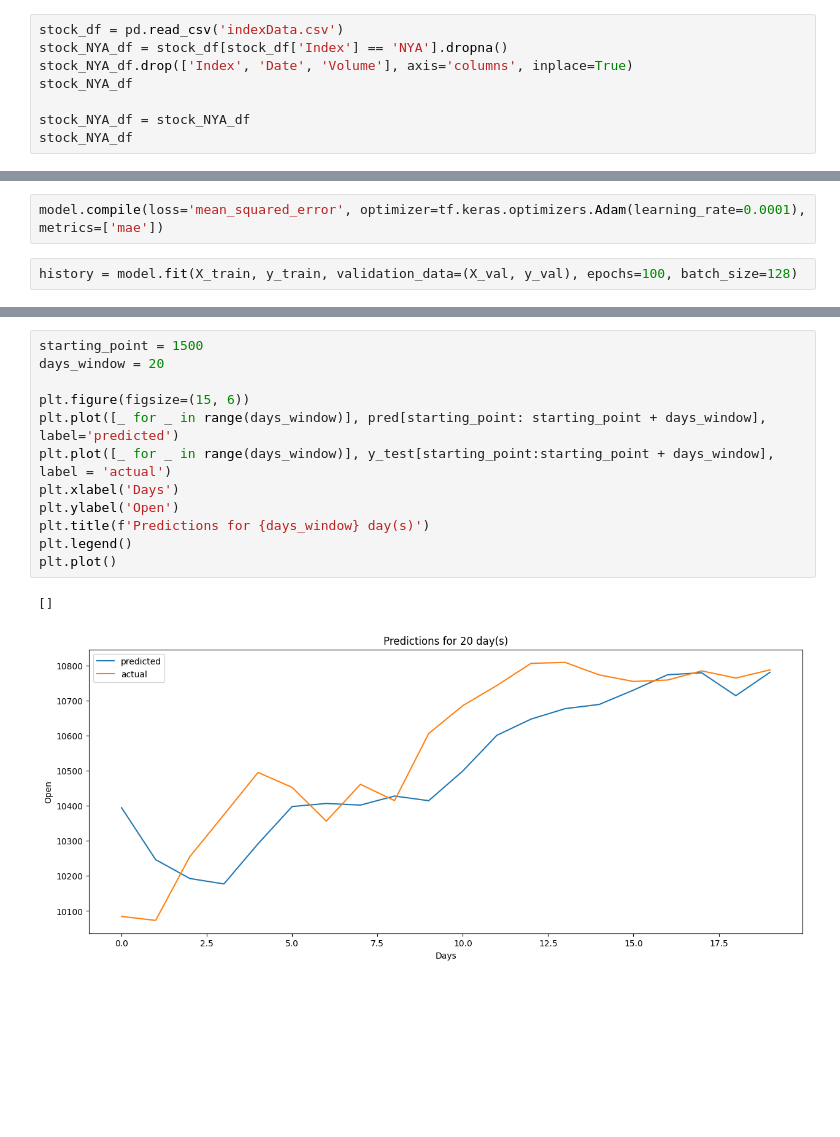
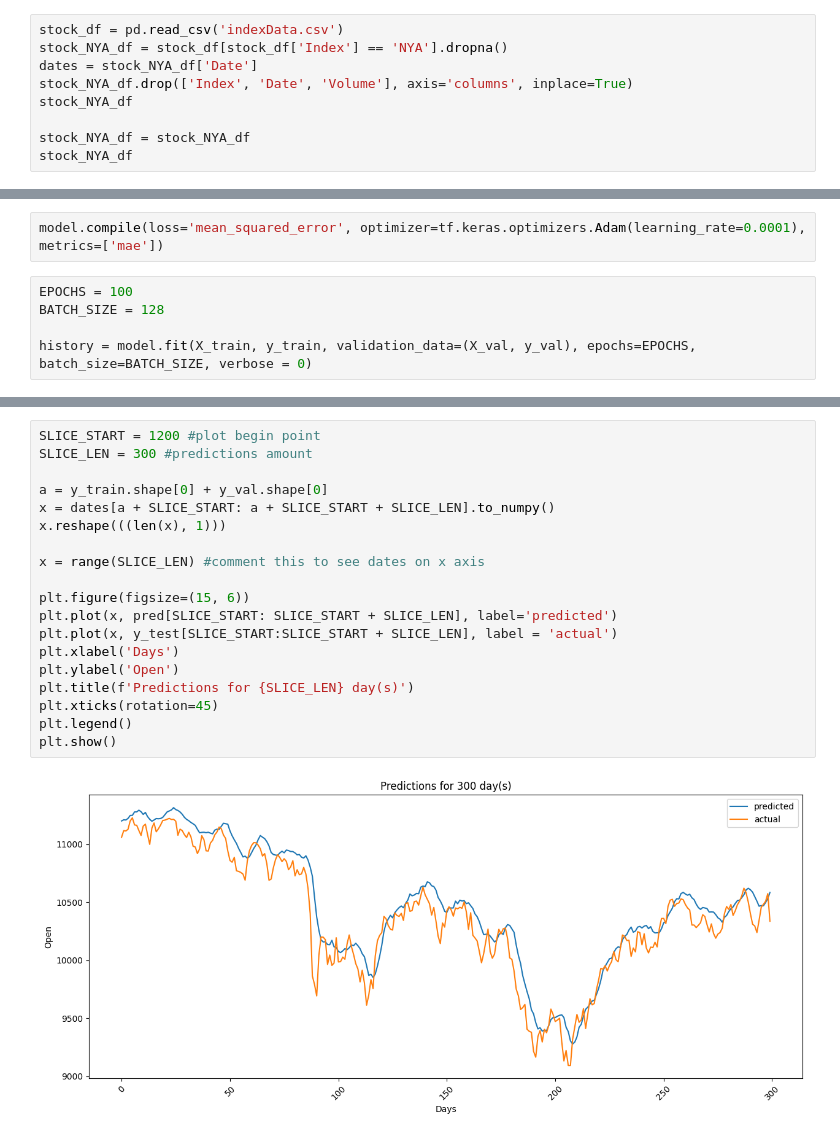
Before and after one commit to Rol3ert99/stock-predictions, a Jupyter notebook: conv1d.ipynb, the cells around one changed output, grey strips where cells are left out. Drawn from its saved outputs; the diff is of its cells as text; blank space fills up the shorter version.

Commit message:
added plots to conv1d.ipynb

```diff
--- a/conv1d.ipynb
+++ b/conv1d.ipynb
@@ -22,6 +22,7 @@ To enable the following instructions: AVX2 FMA, in other operations, rebuild Ten
 # %%
 stock_df = pd.read_csv('indexData.csv')
 stock_NYA_df = stock_df[stock_df['Index'] == 'NYA'].dropna()
+dates = stock_NYA_df['Date']
 stock_NYA_df.drop(['Index', 'Date', 'Volume'], axis='columns', inplace=True)
 stock_NYA_df
 
@@ -125,4 +126,7 @@ Skipping registering GPU devices...
 # %%
 model.compile(loss='mean_squared_error', optimizer=tf.keras.optimizers.Adam(learning_rate=0.0001), metrics=['mae'])
 # %%
-history = model.fit(X_train, y_train, validation_data=(X_val, y_val), epochs=100, batch_size=128)
+EPOCHS = 100
+BATCH_SIZE = 128
+
+history = model.fit(X_train, y_train, validation_data=(X_val, y_val), epochs=EPOCHS, batch_size=BATCH_SIZE, verbose = 0)
@@ -153,15 +147,21 @@ pred = model.predict(X_test)
 # %%
-starting_point = 1500
-days_window = 20
+SLICE_START = 1200 #plot begin point
+SLICE_LEN = 300 #predictions amount
+
+a = y_train.shape[0] + y_val.shape[0]
+x = dates[a + SLICE_START: a + SLICE_START + SLICE_LEN].to_numpy()
+x.reshape(((len(x), 1)))
+
+x = range(SLICE_LEN) #comment this to see dates on x axis
 
 plt.figure(figsize=(15, 6))
-plt.plot([_ for _ in range(days_window)], pred[starting_point: starting_point + days_window], label='predicted')
-plt.plot([_ for _ in range(days_window)], y_test[starting_point:starting_point + days_window], label = 'actual')
+plt.plot(x, pred[SLICE_START: SLICE_START + SLICE_LEN], label='predicted')
+plt.plot(x, y_test[SLICE_START:SLICE_START + SLICE_LEN], label = 'actual')
 plt.xlabel('Days')
 plt.ylabel('Open')
-plt.title(f'Predictions for {days_window} day(s)')
+plt.title(f'Predictions for {SLICE_LEN} day(s)')
+plt.xticks(rotation=45)
 plt.legend()
-plt.plot()
+plt.show()
 # %% [output]
-[]
-[figure, old version]
+[figure, new version]
```
Also changed, not shown: parts of 9 cells of this notebook.
